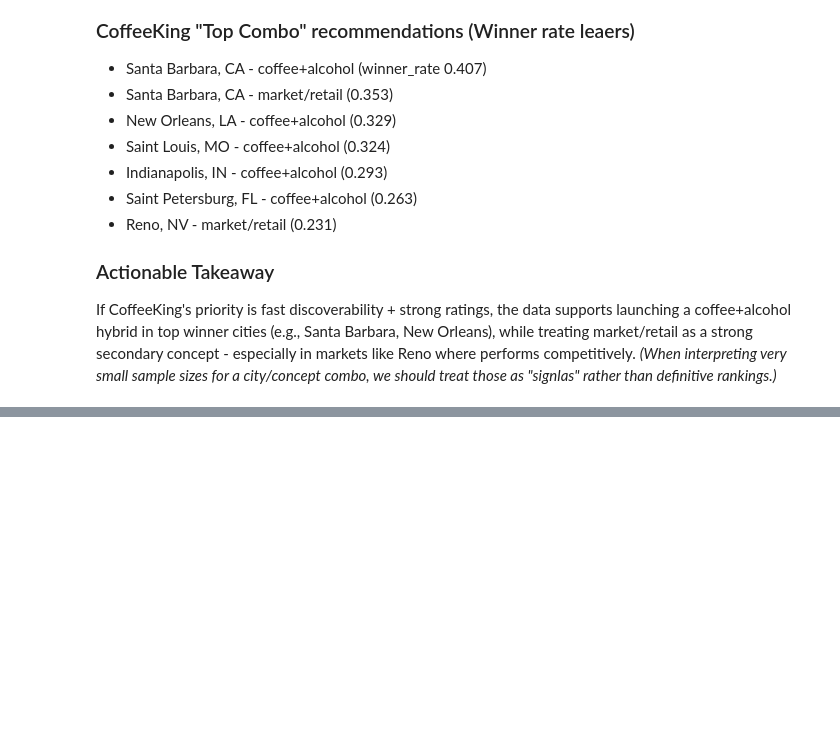
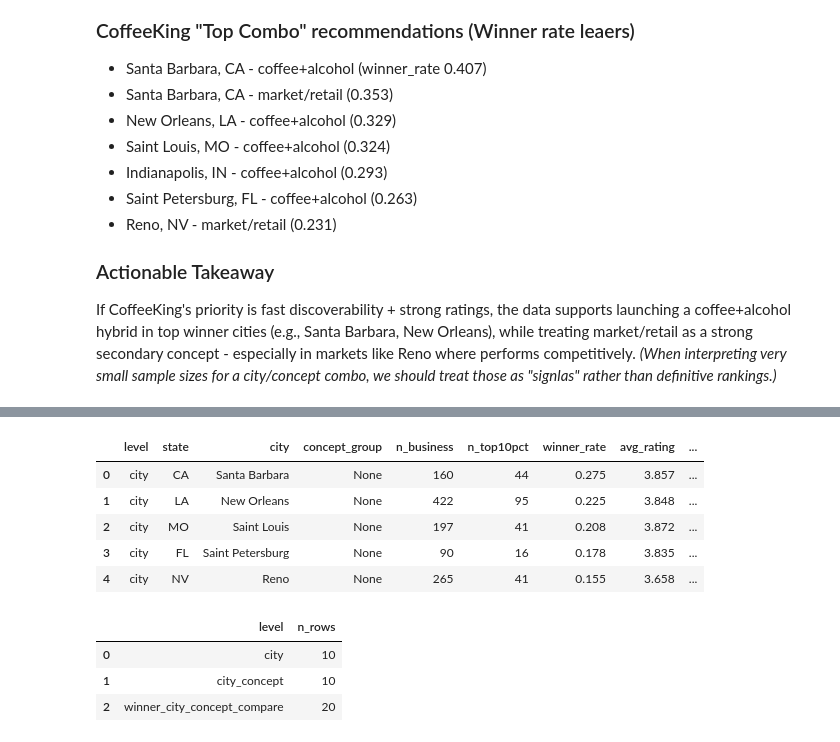
Before and after one commit to nancy1404/Coffeeking-Yelp, a Jupyter notebook: notebooks/02_build_sqlite_db.ipynb, the cells around one changed output, grey strips where cells are left out. Drawn from its saved outputs; the diff is of its cells as text; code cells hidden in the pictures; blank space fills up the shorter version.

```diff
--- a/notebooks/02_build_sqlite_db.ipynb
+++ b/notebooks/02_build_sqlite_db.ipynb
@@ -842,0 +857,50 @@ If CoffeeKing's priority is fast discoverability + strong ratings, the data supp
+# %%
+# Build final recommendation table (CoffeeKing Reco v1)
+
+# 1) City-level ranking (top cities)
+cities_out = top_cities.copy()
+cities_out["level"] = "city"
+cities_out["concept_group"] = None
+cities_out = cities_out.rename(columns={"city_winner_rate": "winner_rate"})
+
+# 2) City x concept ranking (top combos)
+combo_out = top10_location_concept.copy()
+combo_out["level"] = "city_concept"
+
+# 3) Focus comparison (coffee+alcohol vs market/retail in winner cities)
+compare_out = city_concept_compare.copy()
+compare_out["level"] = "winner_city_concept_compare"
+
+# Make columns consistent
+def align_cols(df):
+    keep = ["level", "state", "city", "concept_group",
+            "n_business", "n_top10pct", "winner_rate",
+            "avg_rating", "avg_reviews", "avg_visibility"]
+    for c in keep:
+        if c not in df.columns:
+            df[c] = None
+    return df[keep]
+
+final_reco = pd.concat([
+    align_cols(cities_out),
+    align_cols(combo_out),
+    align_cols(compare_out)
+], ignore_index = True)
+
+final_reco.head()
+# %% [output]
+|  | level | state | city | concept_group | n_business | n_top10pct | winner_rate | avg_rating | ... |
+| 0 | city | CA | Santa Barbara | None | 160 | 44 | 0.275 | 3.857 | ... |
+| 1 | city | LA | New Orleans | None | 422 | 95 | 0.225 | 3.848 | ... |
+| 2 | city | MO | Saint Louis | None | 197 | 41 | 0.208 | 3.872 | ... |
+| 3 | city | FL | Saint Petersburg | None | 90 | 16 | 0.178 | 3.835 | ... |
+| 4 | city | NV | Reno | None | 265 | 41 | 0.155 | 3.658 | ... |
+# %%
+final_reco.to_sql("coffeeking_reco_v1", conn, if_exists="replace", index=False)
+
+pd.read_sql_query("SELECT level, COUNT(*) AS n_rows FROM coffeeking_reco_v1 GROUP BY level;", conn)
+# %% [output]
+|  | level | n_rows |
+| 0 | city | 10 |
+| 1 | city_concept | 10 |
+| 2 | winner_city_concept_compare | 20 |
```
Also changed, not shown: parts of 2 cells of this notebook, 1 other file.
